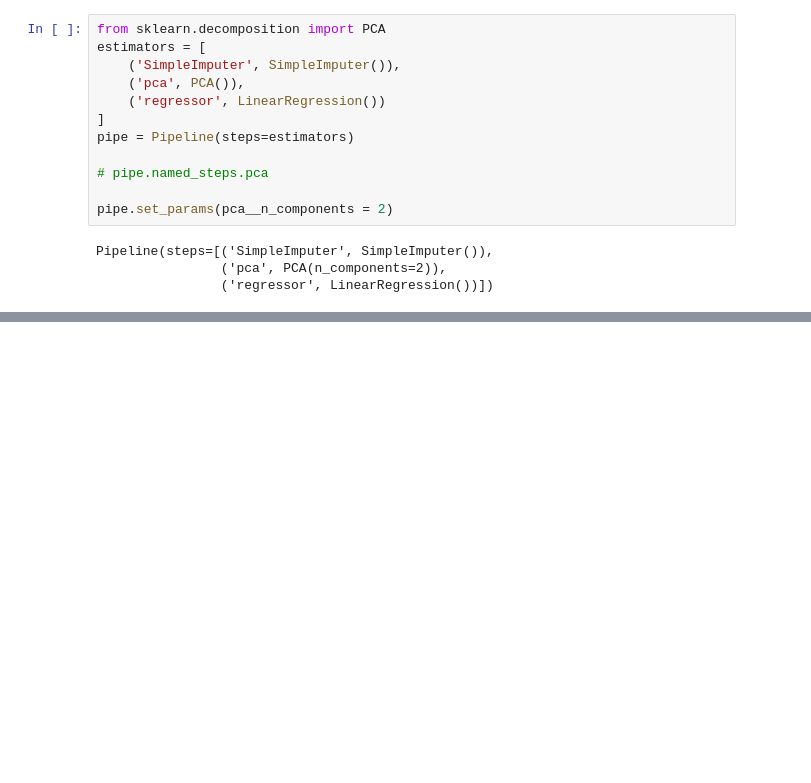
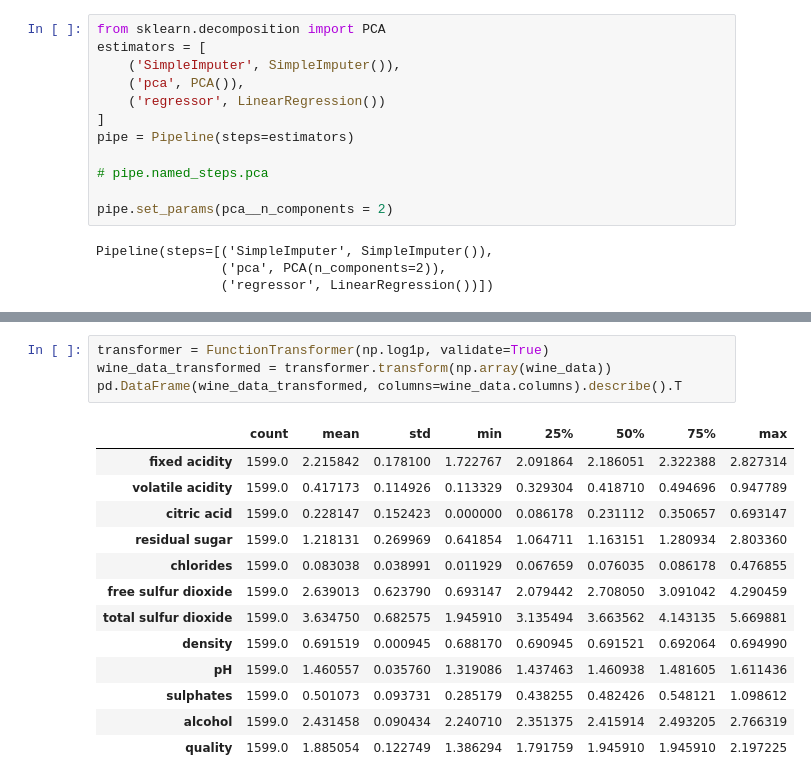
Before and after one commit to SawhneySatvik/MLP, a Jupyter notebook: OPPE1/4.Transformer.ipynb, the cells around one changed output, grey strips where cells are left out. Cells and saved outputs as stored; diff of their text form; blank space fills up the shorter version.

```diff
--- a/OPPE1/4.Transformer.ipynb
+++ b/OPPE1/4.Transformer.ipynb
@@ -88,0 +139,18 @@ Pipeline(steps=[('SimpleImputer', SimpleImputer()),
+# %%
+transformer = FunctionTransformer(np.log1p, validate=True)
+wine_data_transformed = transformer.transform(np.array(wine_data))
+pd.DataFrame(wine_data_transformed, columns=wine_data.columns).describe().T
+# %% [output]
+|  | count | mean | std | min | 25% | 50% | 75% | max |
+| fixed acidity | 1599.0 | 2.215842 | 0.178100 | 1.722767 | 2.091864 | 2.186051 | 2.322388 | 2.827314 |
+| volatile acidity | 1599.0 | 0.417173 | 0.114926 | 0.113329 | 0.329304 | 0.418710 | 0.494696 | 0.947789 |
+| citric acid | 1599.0 | 0.228147 | 0.152423 | 0.000000 | 0.086178 | 0.231112 | 0.350657 | 0.693147 |
+| residual sugar | 1599.0 | 1.218131 | 0.269969 | 0.641854 | 1.064711 | 1.163151 | 1.280934 | 2.803360 |
+| chlorides | 1599.0 | 0.083038 | 0.038991 | 0.011929 | 0.067659 | 0.076035 | 0.086178 | 0.476855 |
+| free sulfur dioxide | 1599.0 | 2.639013 | 0.623790 | 0.693147 | 2.079442 | 2.708050 | 3.091042 | 4.290459 |
+| total sulfur dioxide | 1599.0 | 3.634750 | 0.682575 | 1.945910 | 3.135494 | 3.663562 | 4.143135 | 5.669881 |
+| density | 1599.0 | 0.691519 | 0.000945 | 0.688170 | 0.690945 | 0.691521 | 0.692064 | 0.694990 |
+| pH | 1599.0 | 1.460557 | 0.035760 | 1.319086 | 1.437463 | 1.460938 | 1.481605 | 1.611436 |
+| sulphates | 1599.0 | 0.501073 | 0.093731 | 0.285179 | 0.438255 | 0.482426 | 0.548121 | 1.098612 |
+| alcohol | 1599.0 | 2.431458 | 0.090434 | 2.240710 | 2.351375 | 2.415914 | 2.493205 | 2.766319 |
+| quality | 1599.0 | 1.885054 | 0.122749 | 1.386294 | 1.791759 | 1.945910 | 1.945910 | 2.197225 |
```
Also changed, not shown: parts of 9 cells of this notebook.
